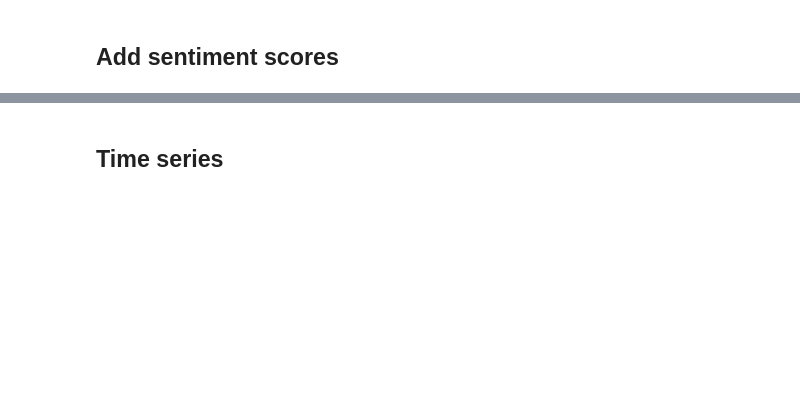
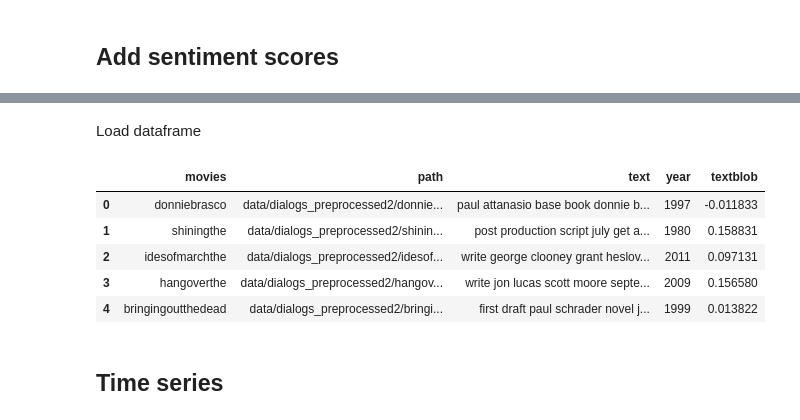
Before and after one commit to dominikpegler/computational-social-sciences, a Jupyter notebook: assignments/Assignment 4 - Socioeconomic analysis.ipynb, the cells around one changed output, grey strips where cells are left out. Drawn from its saved outputs; the diff is of its cells as text; code cells hidden in the pictures; blank space fills up the shorter version.

```diff
--- a/assignments/Assignment 4 - Socioeconomic analysis.ipynb
+++ b/assignments/Assignment 4 - Socioeconomic analysis.ipynb
@@ -147,2 +154,15 @@ df.head()
+# %% [markdown]
+Load dataframe
+# %%
+df = pd.read_csv("data/assignment_4_sentiment_scores.csv")
+
+df.head()
+# %% [output]
+|  | movies | path | text | year | textblob |
+| 0 | donniebrasco | data/dialogs_preprocessed2/donnie... | paul attanasio base book donnie b... | 1997 | -0.011833 |
+| 1 | shiningthe | data/dialogs_preprocessed2/shinin... | post production script july get a... | 1980 | 0.158831 |
+| 2 | idesofmarchthe | data/dialogs_preprocessed2/idesof... | write george clooney grant heslov... | 2011 | 0.097131 |
+| 3 | hangoverthe | data/dialogs_preprocessed2/hangov... | write jon lucas scott moore septe... | 2009 | 0.156580 |
+| 4 | bringingoutthedead | data/dialogs_preprocessed2/bringi... | first draft paul schrader novel j... | 1999 | 0.013822 |
 # %% [markdown]
 ## Time series
```
Also changed, not shown: parts of 12 cells of this notebook.
